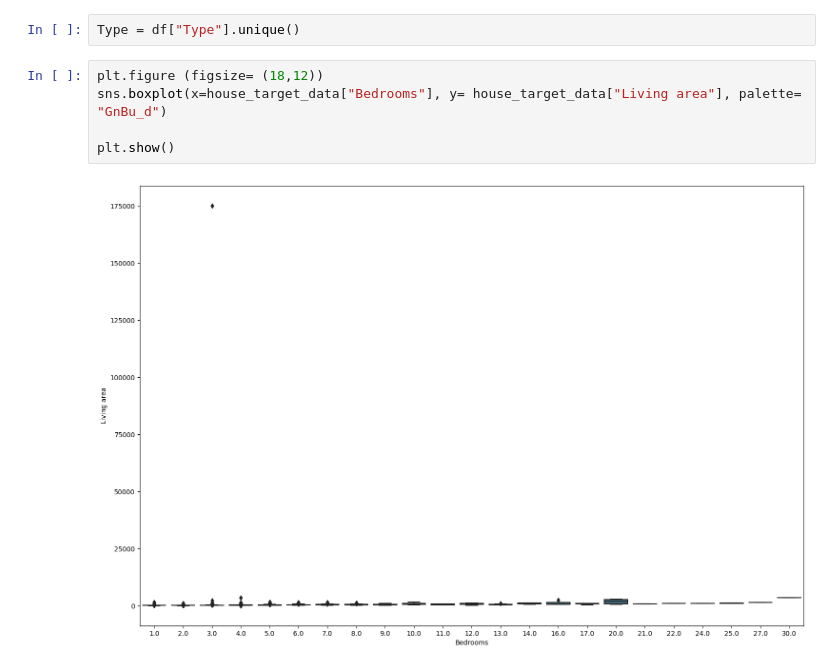
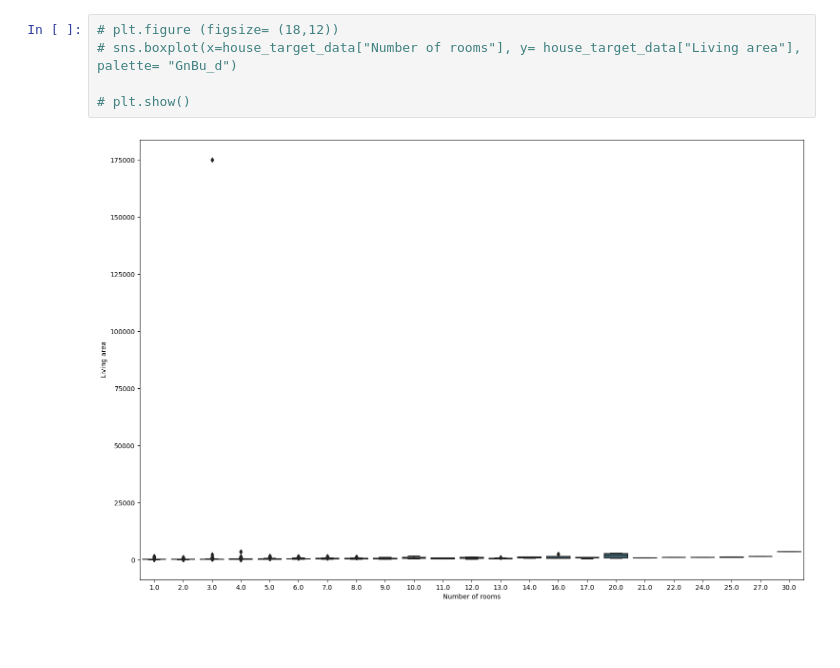
Before and after one commit to melikkekaya/challenge-data-analysis, a Jupyter notebook: analysis_melike.ipynb, the cells around one changed output. Drawn from its saved outputs; the diff is of its cells as text; blank space fills up the shorter version.

```diff
--- a/analysis_melike.ipynb
+++ b/analysis_melike.ipynb
@@ -84,9 +91,7 @@ plt.show()
-# %%
-Type = df["Type"].unique()
 # %%
-plt.figure (figsize= (18,12))
-sns.boxplot(x=house_target_data["Bedrooms"], y= house_target_data["Living area"], palette= "GnBu_d")
+# plt.figure (figsize= (18,12))
+# sns.boxplot(x=house_target_data["Number of rooms"], y= house_target_data["Living area"], palette= "GnBu_d")
 
-plt.show()
+# plt.show()
 # %% [output]
-[figure, old version]
+[figure, new version]
```
Also changed, not shown: parts of 19 cells of this notebook, 1 other file.
